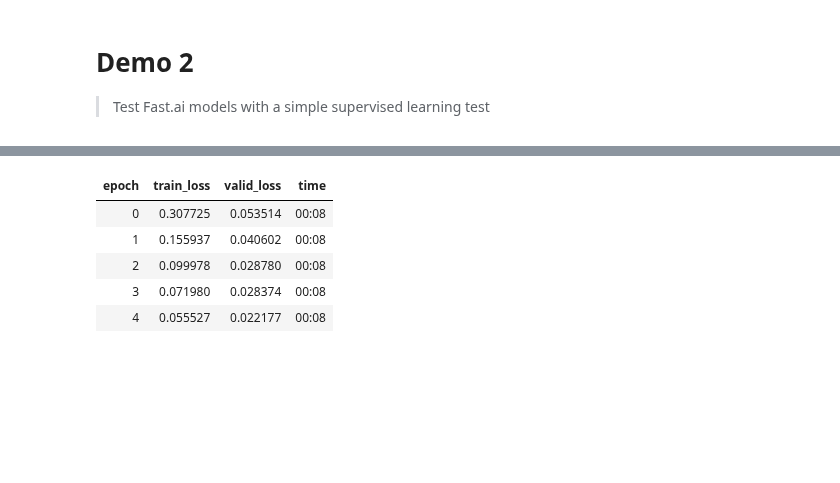
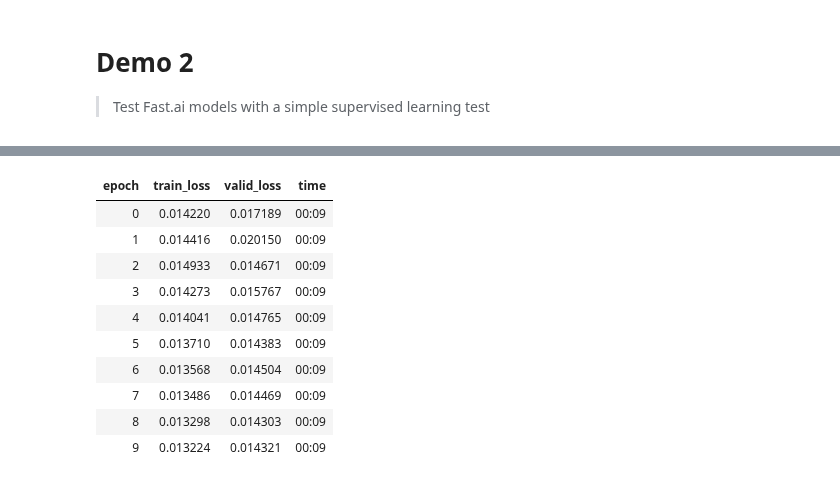
Before and after one commit to bmandracchia/Noise2Model, a Jupyter notebook: nbs/92_demo_demo2.ipynb, the cells around one changed output, grey strips where cells are left out. Drawn from its saved outputs; the diff is of its cells as text; code cells hidden in the pictures; blank space fills up the shorter version.

```diff
--- a/nbs/92_demo_demo2.ipynb
+++ b/nbs/92_demo_demo2.ipynb
@@ -90,12 +71,18 @@ SuggestedLRs(valley=0.0002754228771664202)
-# %%
-learn.fit_one_cycle(5, lr_max = 1e-03)
-# %% [output]
-| epoch | train_loss | valid_loss | time |
-| 0 | 0.307725 | 0.053514 | 00:08 |
-| 1 | 0.155937 | 0.040602 | 00:08 |
-| 2 | 0.099978 | 0.028780 | 00:08 |
-| 3 | 0.071980 | 0.028374 | 00:08 |
-| 4 | 0.055527 | 0.022177 | 00:08 |
+# %%
+# learn.fit_one_cycle(10, lr_max=1e-03)
+learn.fine_tune(10,1e-02)
+# %% [output]
+| epoch | train_loss | valid_loss | time |
+| 0 | 0.014220 | 0.017189 | 00:09 |
+| 1 | 0.014416 | 0.020150 | 00:09 |
+| 2 | 0.014933 | 0.014671 | 00:09 |
+| 3 | 0.014273 | 0.015767 | 00:09 |
+| 4 | 0.014041 | 0.014765 | 00:09 |
+| 5 | 0.013710 | 0.014383 | 00:09 |
+| 6 | 0.013568 | 0.014504 | 00:09 |
+| 7 | 0.013486 | 0.014469 | 00:09 |
+| 8 | 0.013298 | 0.014303 | 00:09 |
+| 9 | 0.013224 | 0.014321 | 00:09 |
 # %%
 learn.show_results(max_n=10, cmap='gray')
 # %% [output]
```
Also changed, not shown: parts of 10 cells of this notebook, 3 other files.
